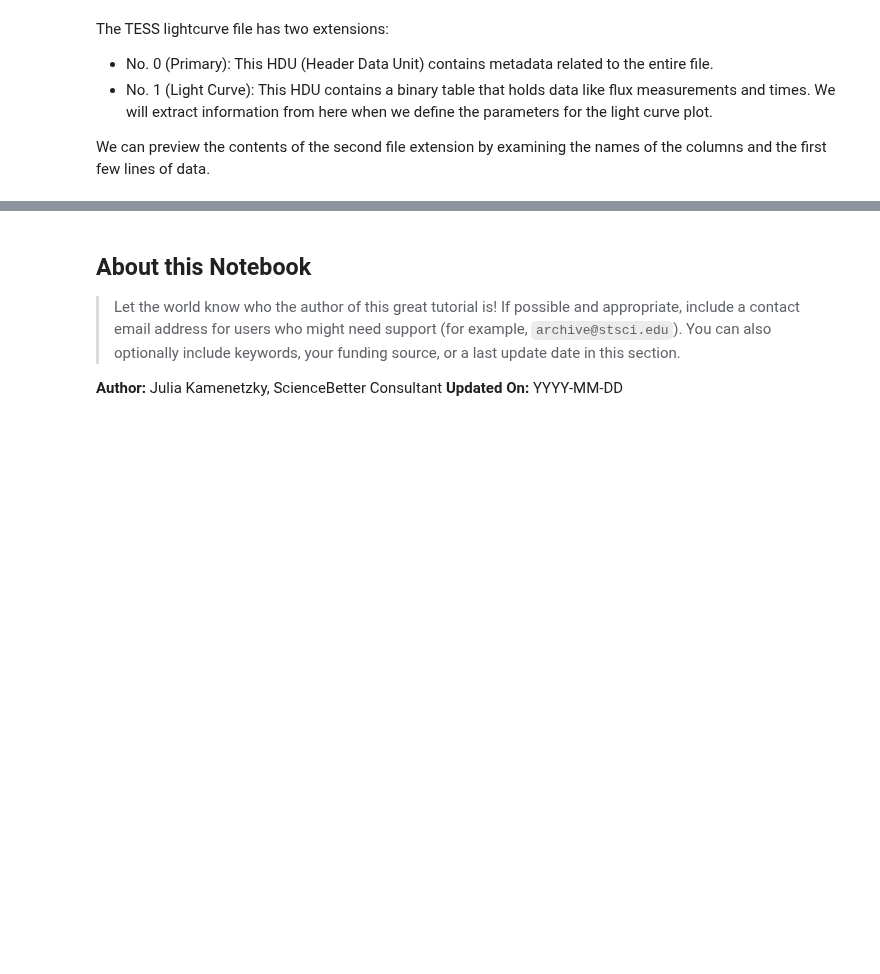
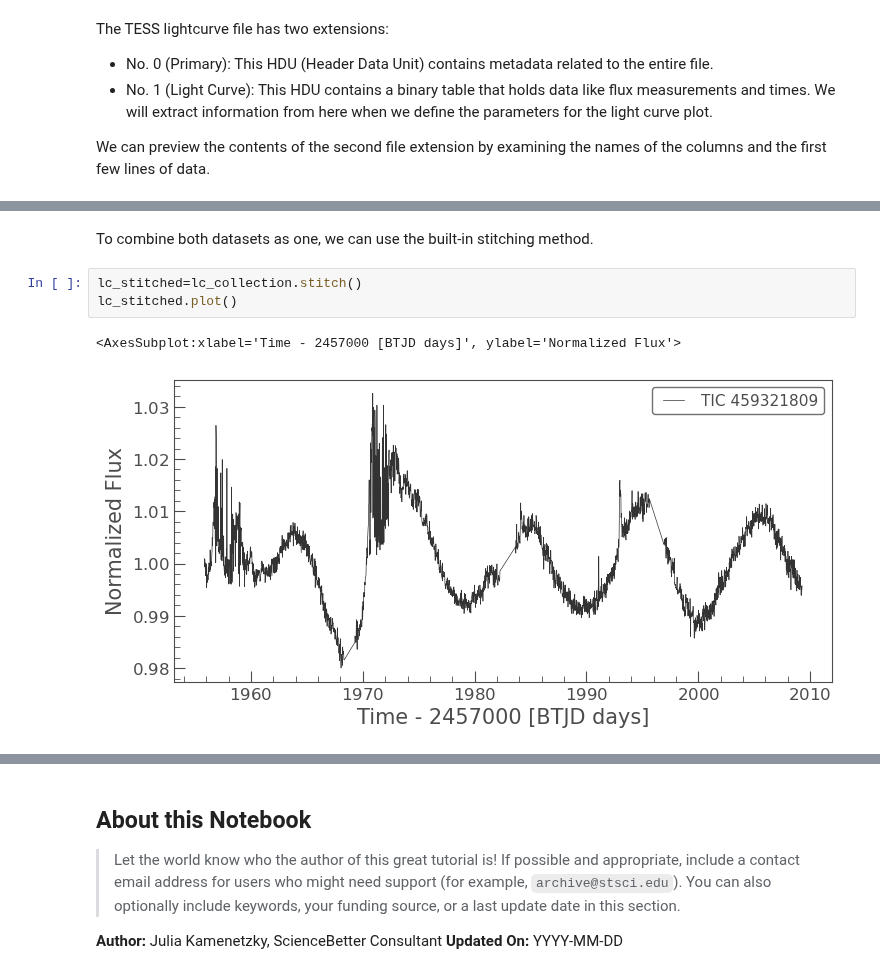
Before and after one commit to ScienceBetter/notebooks-stsci, a Jupyter notebook: notebooks/MAST/plot_eclipse_lightcurve/plot_eclipse_lightcurve.ipynb, the cells around one changed output, grey strips where cells are left out. Cells and saved outputs as stored; diff of their text form; blank space fills up the shorter version.

```diff
--- a/notebooks/MAST/plot_eclipse_lightcurve/plot_eclipse_lightcurve.ipynb
+++ b/notebooks/MAST/plot_eclipse_lightcurve/plot_eclipse_lightcurve.ipynb
@@ -444,0 +462,8 @@ data_products['productFilename']
+# %% [markdown]
+To combine both datasets as one, we can use the built-in stitching method.
+# %%
+lc_stitched=lc_collection.stitch()
+lc_stitched.plot()
+# %% [output]
+<AxesSubplot:xlabel='Time - 2457000 [BTJD days]', ylabel='Normalized Flux'>
+[figure, added]
```
Also changed, not shown: parts of 59 cells of this notebook.
